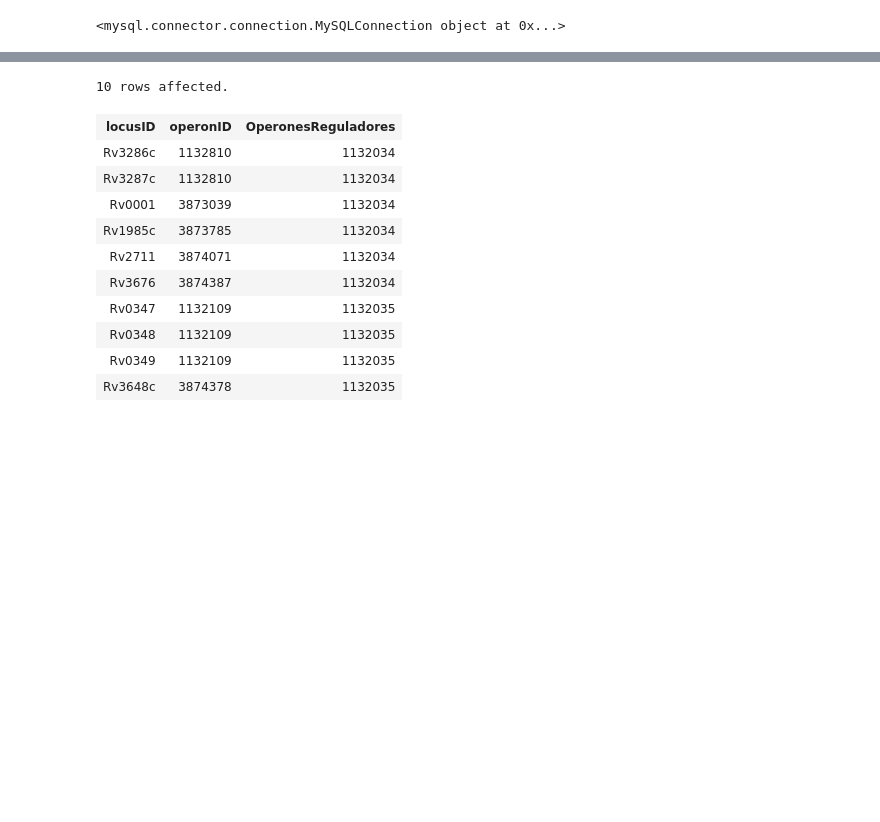
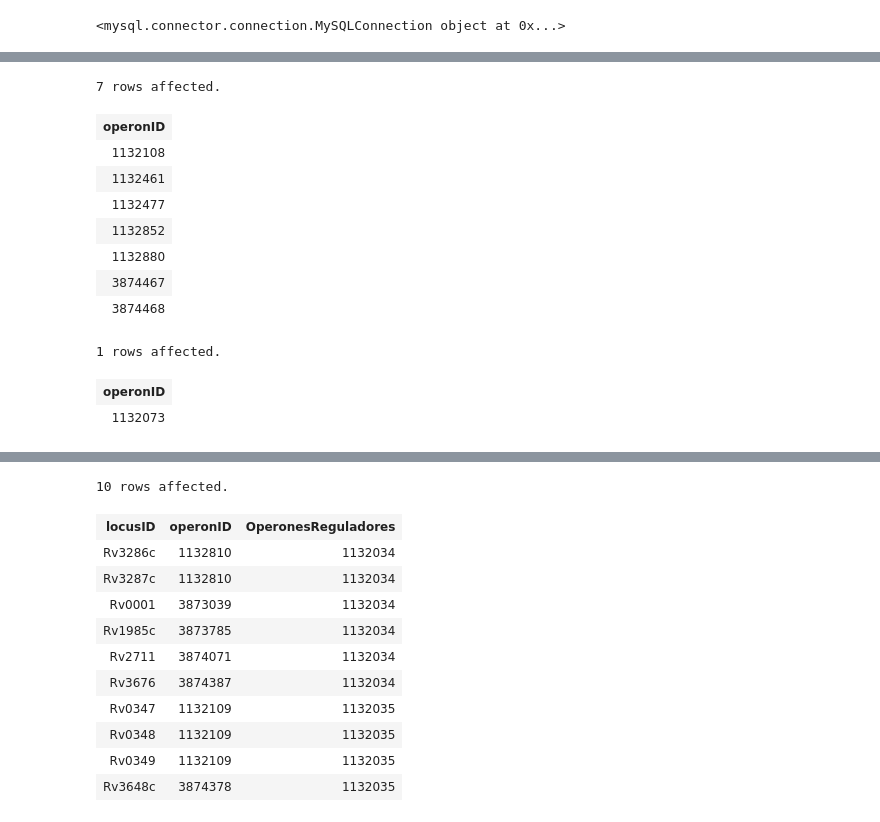
Before and after one commit to AgustinPardo/mycoRT, a Jupyter notebook: DB/cargaDBmycoRT.ipynb, the cells around one changed output, grey strips where cells are left out. Saved outputs shown, nothing was run; the diff lists cells and outputs as text; code cells hidden in the pictures; blank space fills up the shorter version.

```diff
--- a/DB/cargaDBmycoRT.ipynb
+++ b/DB/cargaDBmycoRT.ipynb
@@ -193,0 +191,28 @@ limit  10;
+# %%
+%%sql
+/*operones que regula*/
+SELECT o2.operonID
+FROM operons o, redRTOperons rt, operons o2
+WHERE o.mfinderID = rt.A AND o.operonID="1132851" AND o2.mfinderID=rt.B
+LIMIT 10;
+# %% [output]
+7 rows affected.
+| operonID |
+| 1132108 |
+| 1132461 |
+| 1132477 |
+| 1132852 |
+| 1132880 |
+| 3874467 |
+| 3874468 |
+# %%
+%%sql
+/*operones que lo regulan*/
+SELECT o2.operonID
+FROM operons o, redRTOperons rt, operons o2
+WHERE o.mfinderID = rt.B AND o.operonID="1132851" AND o2.mfinderID=rt.A
+LIMIT 10;
+# %% [output]
+1 rows affected.
+| operonID |
+| 1132073 |
```
Also changed, not shown: parts of 8 cells of this notebook, 4 other files.
